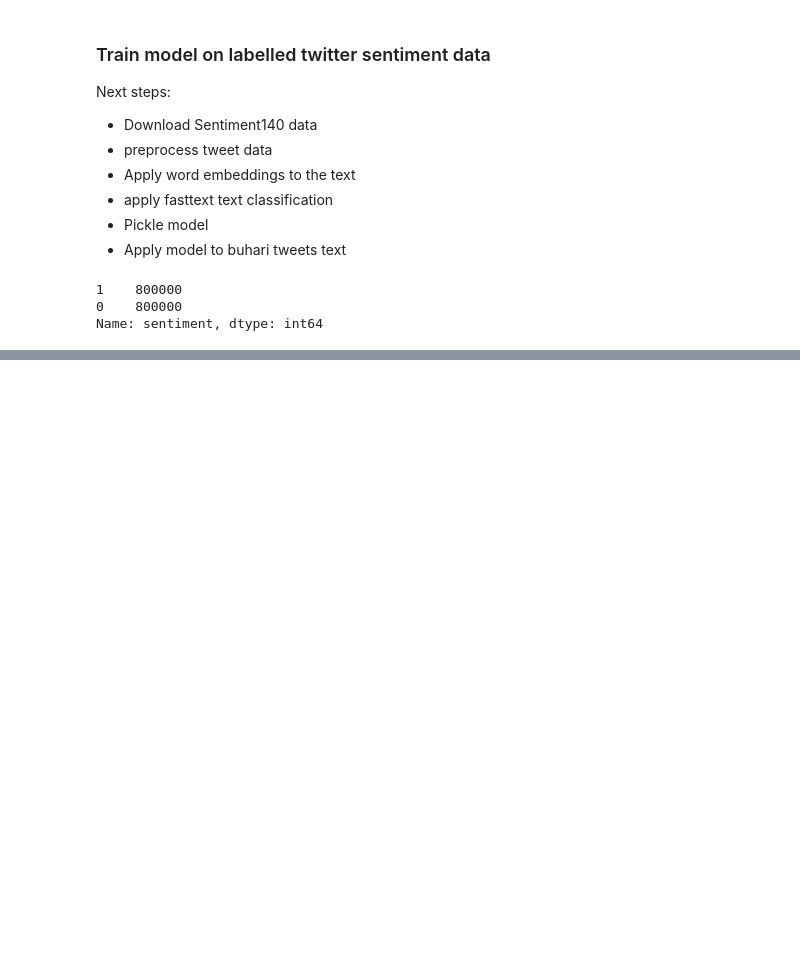
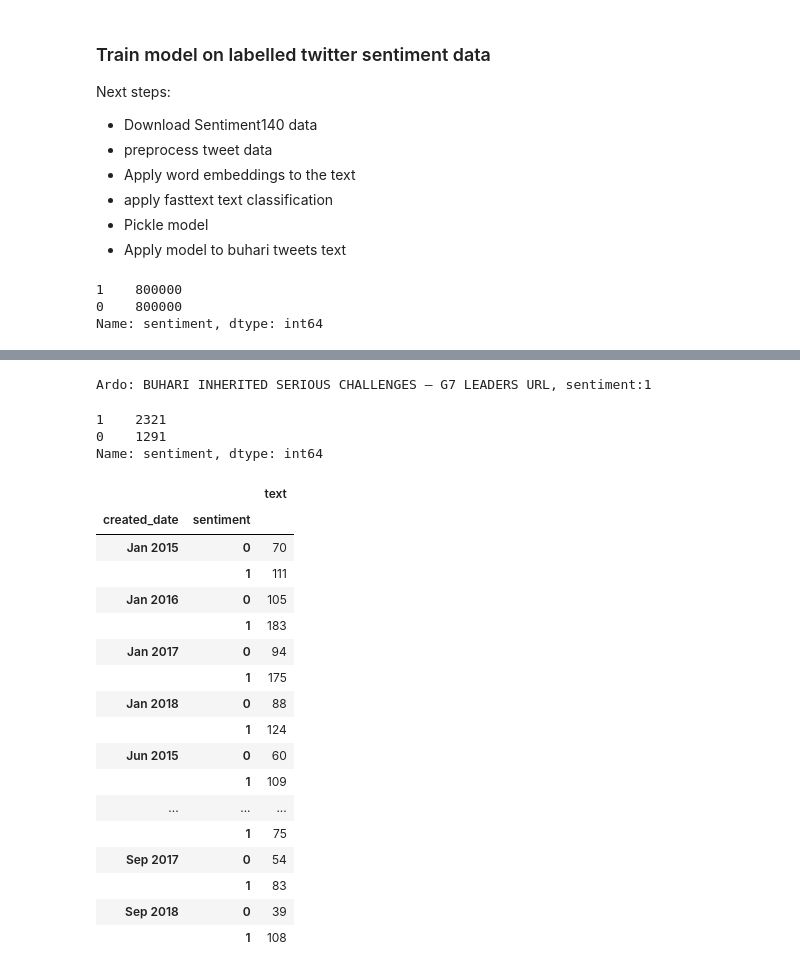
Before and after one commit to import-fola/buhari_sentiment, a Jupyter notebook: buhari_twitter_sentiment_analysis.ipynb, the cells around one changed output, grey strips where cells are left out. Drawn from its saved outputs; the diff is of its cells as text; code cells hidden in the pictures; blank space fills up the shorter version.

Commit message:
updated notebook with model

```diff
--- a/buhari_twitter_sentiment_analysis.ipynb
+++ b/buhari_twitter_sentiment_analysis.ipynb
@@ -166,0 +194,3 @@ tweets_df_2.head()
+# %%
+tweets_df = pd.read_csv("./data/buhari_tweets_short.csv")
+tweets_df.head()
@@ -167,13 +204,14 @@ tweets_df_2.head()
 # %%
-tweets_to_analyse = tweets_df_2[(tweets_df_2.created_date.str.contains("Jan")) |
-                                (tweets_df_2.created_date.str.contains("Mar")) |
-                                (tweets_df_2.created_date.str.contains("Jun")) |
-                                (tweets_df_2.created_date.str.contains("Sep")) |
-                                (tweets_df_2.created_date.str.contains("Nov")) &
-                                (tweets_df_2.created_date != 'Jan 2015') &
-                                (tweets_df_2.created_date != 'Mar 2015')]
+tweets_to_analyse = tweets_df[(tweets_df.created_date.str.contains("Jan")) |
+                            (tweets_df.created_date.str.contains("Mar")) |
+                            (tweets_df.created_date.str.contains("Jun")) |
+                            (tweets_df.created_date.str.contains("Sep")) |
+                            (tweets_df.created_date.str.contains("Nov")) &
+                            (tweets_df.created_date != 'Jan 2015') &
+                            (tweets_df.created_date != 'Mar 2015')]
 
 tweets_to_analyse.created_at = pd.to_datetime(tweets_to_analyse.created_at)
 tweets_to_analyse.sort_values(by='created_at', inplace=True)
 tweets_to_analyse = delete_duplicates(tweets_to_analyse)
 tweets_to_analyse.reset_index(inplace=True, drop=True)
+tweets_to_analyse.text = tweets_to_analyse.text.apply(preprocess_tweet)
@@ -250,0 +360,4 @@ sentiment140.text = sentiment140.text.apply(preprocess_tweet)
+# %%
+# Train model
+ft_model = ft.train_supervised('./data/train_txt_2.txt', lr=0.05, dim=100, ws=5, epoch=5, minCount=5, neg=5, loss='ns',
+                               t=1e-4, wordNgrams=3)
@@ -250,0 +398,5 @@ sentiment140.text = sentiment140.text.apply(preprocess_tweet)
+# %%
+tweets_to_analyse['ft_predict'] = tweets_to_analyse.text.apply(ft_model.predict)
+tweets_to_analyse["sentiment"] = tweets_to_analyse.ft_predict.apply(lambda x: 1 if x[0][0] == '__label__positive' else
+                                                               0)
+tweets_to_analyse['sentiment_prob'] = tweets_to_analyse.ft_predict.apply(lambda x: x[1][0])
@@ -250,0 +430,33 @@ sentiment140.text = sentiment140.text.apply(preprocess_tweet)
+# %%
+print_tweet_sentiment(320)
+# %% [output]
+Ardo: BUHARI INHERITED SERIOUS CHALLENGES – G7 LEADERS URL, sentiment:1
+# %%
+tweets_to_analyse.sentiment.value_counts()
+# %% [output]
+1    2321
+0    1291
+Name: sentiment, dtype: int64
+# %%
+sentiment_by_month = tweets_to_analyse[['created_date', 'sentiment', 'text']].groupby(['created_date',
+                                                                                       'sentiment']).count()
+sentiment_by_month
+# %% [output]
+|  |  | text |
+| created_date | sentiment |  |
+| Jan 2015 | 0 | 70 |
+|  | 1 | 111 |
+| Jan 2016 | 0 | 105 |
+|  | 1 | 183 |
+| Jan 2017 | 0 | 94 |
+|  | 1 | 175 |
+| Jan 2018 | 0 | 88 |
+|  | 1 | 124 |
+| Jun 2015 | 0 | 60 |
+|  | 1 | 109 |
+| ... | ... | ... |
+|  | 1 | 75 |
+| Sep 2017 | 0 | 54 |
+|  | 1 | 83 |
+| Sep 2018 | 0 | 39 |
+|  | 1 | 108 |
```
Also changed, not shown: parts of 34 cells of this notebook.
